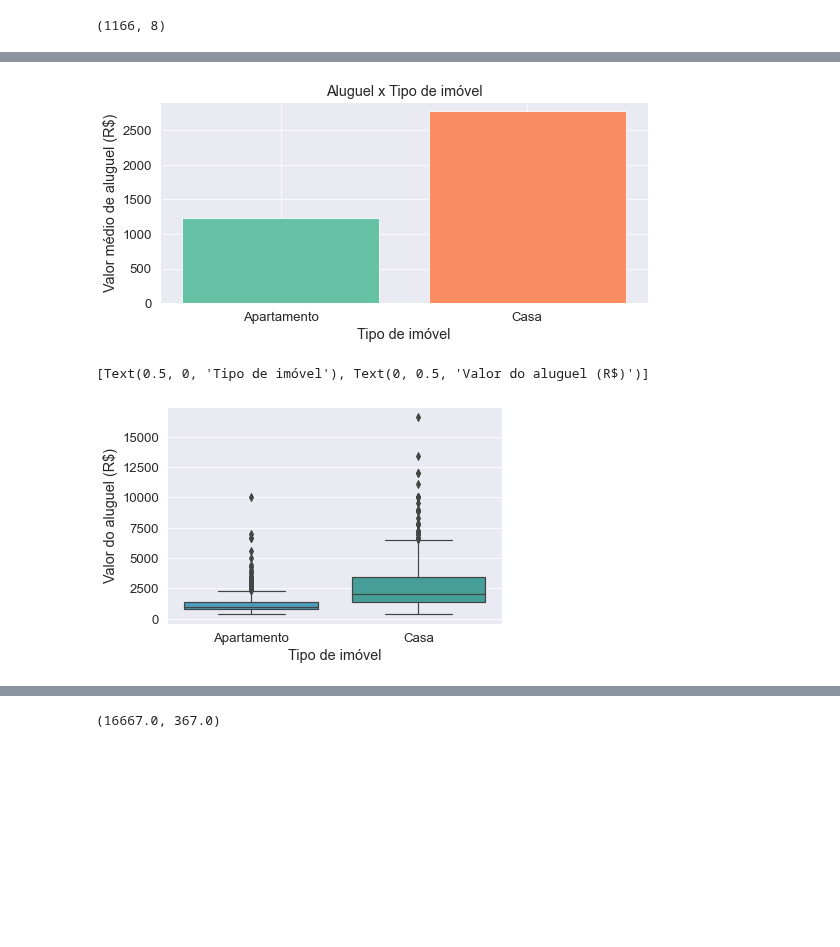
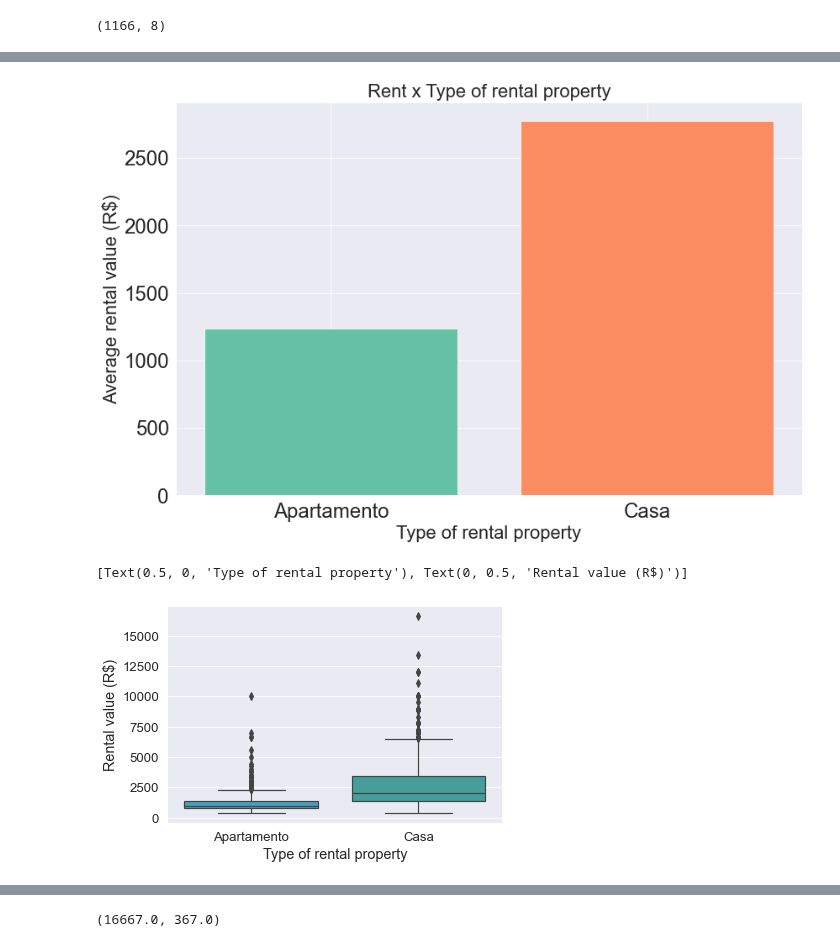
Before and after one commit to sancasa/Smart_Renting, a Jupyter notebook: data_analysis/data_analysis.ipynb, the cells around one changed output, grey strips where cells are left out. Cells and saved outputs as stored; diff of their text form; code cells hidden in the pictures; blank space fills up the shorter version.

```diff
--- a/data_analysis/data_analysis.ipynb
+++ b/data_analysis/data_analysis.ipynb
@@ -120,7 +102,0 @@ Name: Tipo, dtype: int64
-# %%
-#vai ser necessário padronizar os tipos
-
-df['Tipo'].replace(['Apartamento Flat com ...', 'Apartamento Apartamento ...', 'Apartamento Studio',
-'Apartamento Duplex', 'Apartamento Cobertura', 'Apartamento Padrão', 'Apartamento Kitchnet ...', 'Apartamento Flat sem ...',
-'Apartamento Kitnet', 'Apartamento Apartamen...', 'Apartamento Flat'], ['Apartamento', 'Apartamento', 'Apartamento', 'Apartamento', 'Apartamento', 'Apartamento',
-'Apartamento', 'Apartamento', 'Apartamento', 'Apartamento', 'Apartamento'], inplace=True)
@@ -136,2 +102,0 @@ Name: Tipo, dtype: int64
-# %%
-df['Tipo'].replace(['Casa Padrão', 'Casa Condomínio', 'Casa Sobrado', 'Casa Edícula'], ['Casa', 'Casa', 'Casa', 'Casa'], inplace=True)
@@ -289,0 +118,7 @@ Name: Valor_final, dtype: float64
+# %%
+#vai ser necessário padronizar os Types
+
+df['Type'].replace(['Apartamento Flat com ...', 'Apartamento Apartamento ...', 'Apartamento Studio',
+'Apartamento Duplex', 'Apartamento Cobertura', 'Apartamento Padrão', 'Apartamento Kitchnet ...', 'Apartamento Flat sem ...',
+'Apartamento Kitnet', 'Apartamento Apartamen...', 'Apartamento Flat'], ['Apartamento', 'Apartamento', 'Apartamento', 'Apartamento', 'Apartamento', 'Apartamento',
+'Apartamento', 'Apartamento', 'Apartamento', 'Apartamento', 'Apartamento'], inplace=True)
@@ -289,0 +134,2 @@ Name: Valor_final, dtype: float64
+# %%
+df['Type'].replace(['Casa Padrão', 'Casa Condomínio', 'Casa Sobrado', 'Casa Edícula'], ['Casa', 'Casa', 'Casa', 'Casa'], inplace=True)
@@ -371,27 +351,27 @@ df
 | 1391 | Apartamento | 3 | 1 | 2 | Vila Brasília | 1 | Sim | 1000.0 |
 1166 rows × 8 columns
 # %%
-barplot = df.groupby(['Tipo'], as_index=False).mean()[['Tipo', 'Valor_final']]
+barplot = df.groupby(['Type'], as_index=False).mean()[['Type', 'Rent_value']]
 sns.set_style("darkgrid")
-plt.figure(figsize=(8,4), tight_layout=True)
+plt.figure(figsize=(12,8), tight_layout=True)
 colors = sns.color_palette('Set2')
-plt.bar(barplot['Tipo'], barplot['Valor_final'], color=colors[:5])
-plt.xlabel('Tipo de imóvel')
-plt.ylabel('Valor médio de aluguel (R$)')
-plt.title('Aluguel x Tipo de imóvel')
-plt.savefig("img1.pdf")
+plt.bar(barplot['Type'], barplot['Rent_value'], color=colors[:5])
+plt.xlabel('Type of rental property', fontsize=22)
+plt.ylabel('Average rental value (R$)', fontsize=22)
+plt.title('Rent x Type of rental property', fontsize=22)
+plt.tick_params(axis="both", labelsize=24)
 plt.show()
 # %% [output]
-[figure, old version]
+[figure, new version]
 # %%
 sns.set_style("darkgrid")
 sns.set_context('paper', font_scale=1.5)
 sns.set_palette(['#39A7D0', '#36ADA4'])
 
-g = sns.boxplot(data=df, x='Tipo', y='Valor_final')
-g.set(xlabel="Tipo de imóvel", ylabel="Valor do aluguel (R$)")
-#plt.savefig('boxplot_tipo.pdf', dpi=300, bbox_inches='tight')
+g = sns.boxplot(data=df, x='Type', y='Rent_value')
+g.set(xlabel="Type of rental property", ylabel="Rental value (R$)")
+#plt.savefig('boxplot_Type.pdf', dpi=300, bbox_inches='tight')
 # %% [output]
-[Text(0.5, 0, 'Tipo de imóvel'), Text(0, 0.5, 'Valor do aluguel (R$)')]
+[Text(0.5, 0, 'Type of rental property'), Text(0, 0.5, 'Rental value (R$)')]
-[figure, old version]
+[figure, new version]
 # %%
```
Also changed, not shown: parts of 88 cells of this notebook.
